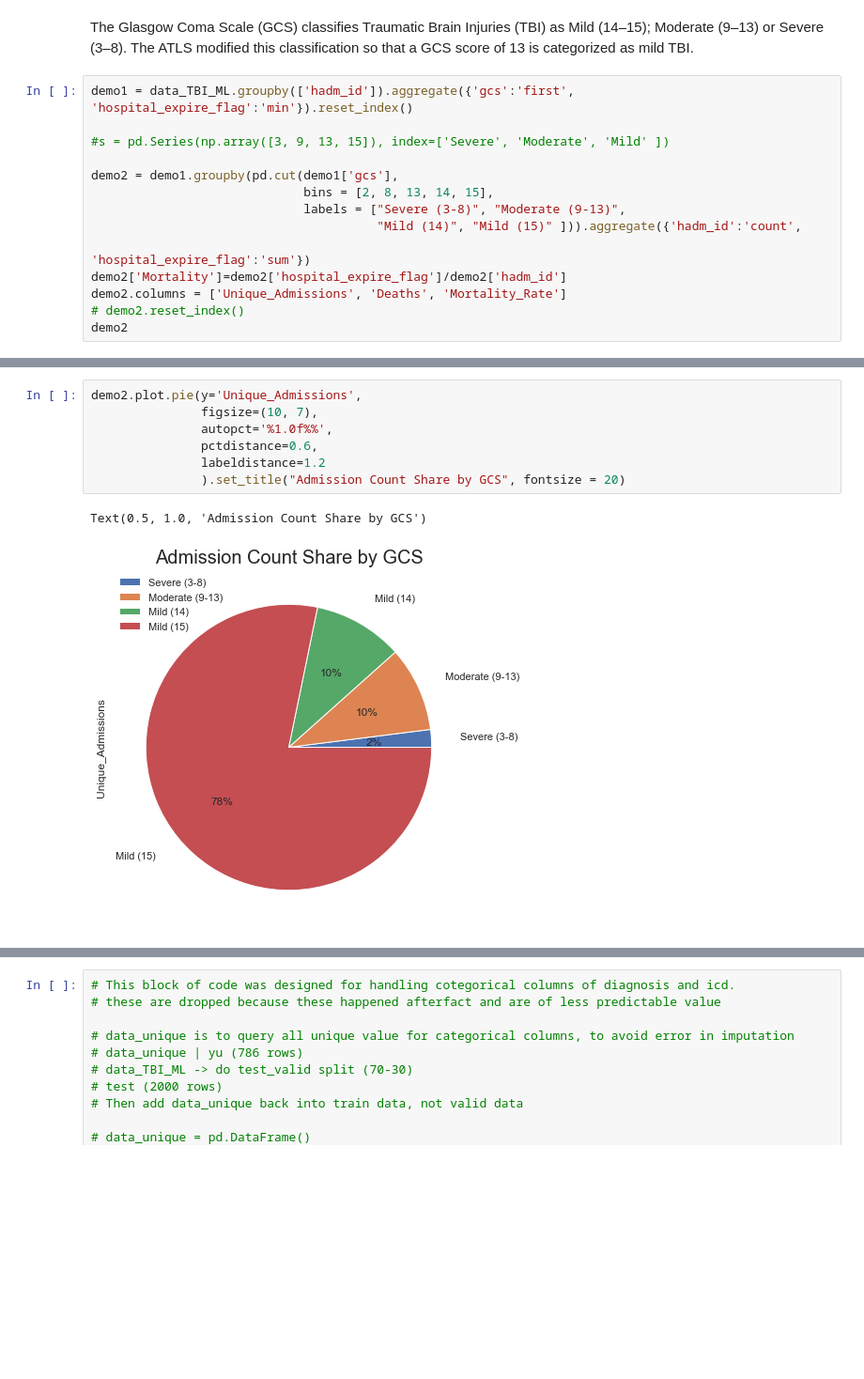
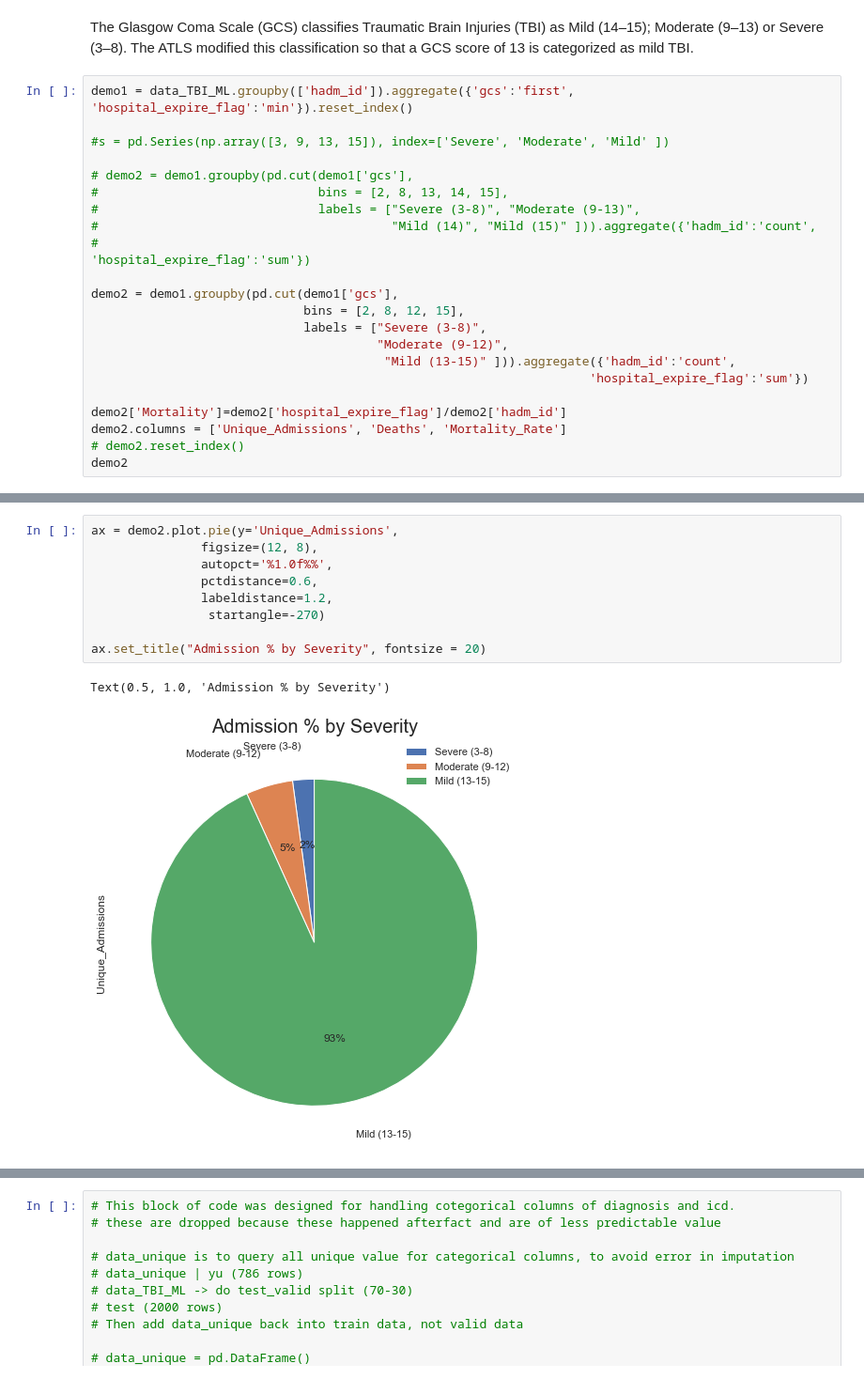
Before and after one commit to georgeshi-hub/MIMIC-TBI, a Jupyter notebook: TBI_ML.ipynb, the cells around one changed output, grey strips where cells are left out. Shown at 94% size. Cells and saved outputs as stored; diff of their text form; blank space fills up the shorter version.

```diff
--- a/TBI_ML.ipynb
+++ b/TBI_ML.ipynb
@@ -177,11 +177,19 @@ demo1 = data_TBI_ML.groupby(['hadm_id']).aggregate({'gcs':'first', 'hospital_exp
 
 #s = pd.Series(np.array([3, 9, 13, 15]), index=['Severe', 'Moderate', 'Mild' ])
 
+# demo2 = demo1.groupby(pd.cut(demo1['gcs'],
+#                              bins = [2, 8, 13, 14, 15],
+#                              labels = ["Severe (3-8)", "Moderate (9-13)",
+#                                        "Mild (14)", "Mild (15)" ])).aggregate({'hadm_id':'count',
+#                                                                                    'hospital_expire_flag':'sum'})
+
 demo2 = demo1.groupby(pd.cut(demo1['gcs'],
-                             bins = [2, 8, 13, 14, 15],
-                             labels = ["Severe (3-8)", "Moderate (9-13)",
-                                       "Mild (14)", "Mild (15)" ])).aggregate({'hadm_id':'count',
-                                                                                   'hospital_expire_flag':'sum'})
+                             bins = [2, 8, 12, 15],
+                             labels = ["Severe (3-8)",
+                                       "Moderate (9-12)",
+                                        "Mild (13-15)" ])).aggregate({'hadm_id':'count',
+                                                                    'hospital_expire_flag':'sum'})
+
 demo2['Mortality']=demo2['hospital_expire_flag']/demo2['hadm_id']
 demo2.columns = ['Unique_Admissions', 'Deaths', 'Mortality_Rate']
 # demo2.reset_index()
@@ -196,13 +203,15 @@ demo2
 # %%
-demo2.plot.pie(y='Unique_Admissions',
-               figsize=(10, 7),
+ax = demo2.plot.pie(y='Unique_Admissions',
+               figsize=(12, 8),
                autopct='%1.0f%%',
                pctdistance=0.6,
-               labeldistance=1.2
-               ).set_title("Admission Count Share by GCS", fontsize = 20)
+               labeldistance=1.2,
+                startangle=-270)
+
+ax.set_title("Admission % by Severity", fontsize = 20)
 # %% [output]
-Text(0.5, 1.0, 'Admission Count Share by GCS')
+Text(0.5, 1.0, 'Admission % by Severity')
-[figure, old version]
+[figure, new version]
 # %%
 # create figure and axis objects with subplots()
 fig,ax = plt.subplots()
```
Also changed, not shown: parts of 17 cells of this notebook, 2 other files.
